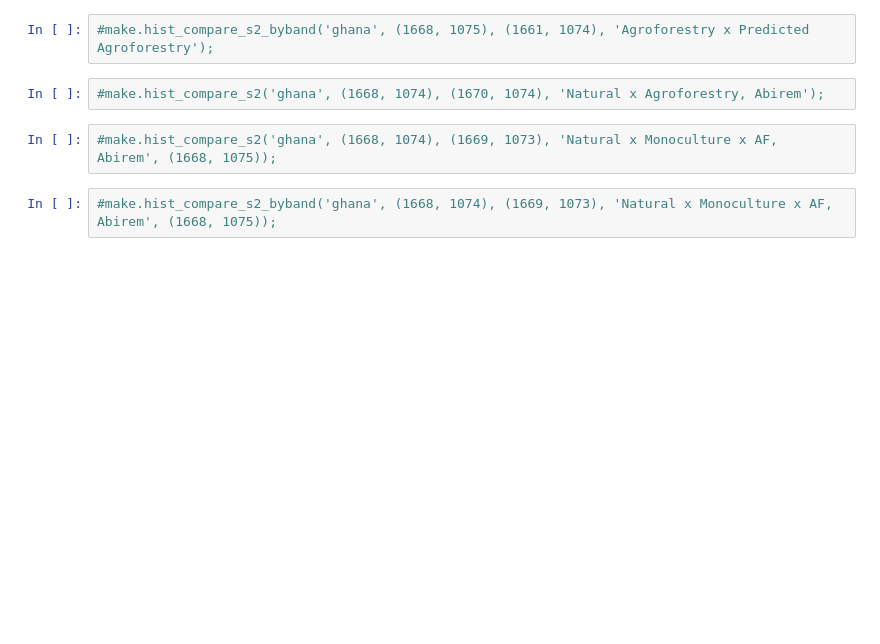
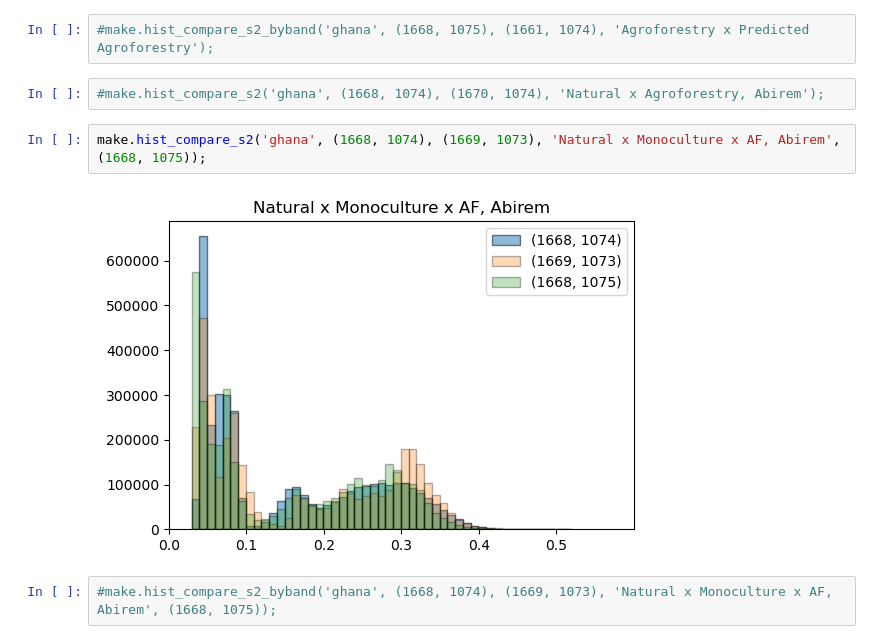
Before and after one commit to wri/plantation_classifier, a Jupyter notebook: notebooks/analyses/publication_visuals.ipynb, the cells around one changed output. Drawn from its saved outputs; the diff is of its cells as text; blank space fills up the shorter version.

```diff
--- a/notebooks/analyses/publication_visuals.ipynb
+++ b/notebooks/analyses/publication_visuals.ipynb
@@ -49,7 +52,9 @@ make.hist_compare_s2('ghana', (1670, 1075), (1659, 1070), 'Agroforestry x Agrofo
 # %%
 #make.hist_compare_s2('ghana', (1668, 1074), (1670, 1074), 'Natural x Agroforestry, Abirem');
 # %%
-#make.hist_compare_s2('ghana', (1668, 1074), (1669, 1073), 'Natural x Monoculture x AF, Abirem', (1668, 1075));
+make.hist_compare_s2('ghana', (1668, 1074), (1669, 1073), 'Natural x Monoculture x AF, Abirem', (1668, 1075));
+# %% [output]
+[figure, added]
 # %%
 #make.hist_compare_s2_byband('ghana', (1668, 1074), (1669, 1073), 'Natural x Monoculture x AF, Abirem', (1668, 1075));
 # %%
```
Also changed, not shown: parts of 2 cells of this notebook, 3 other files.
